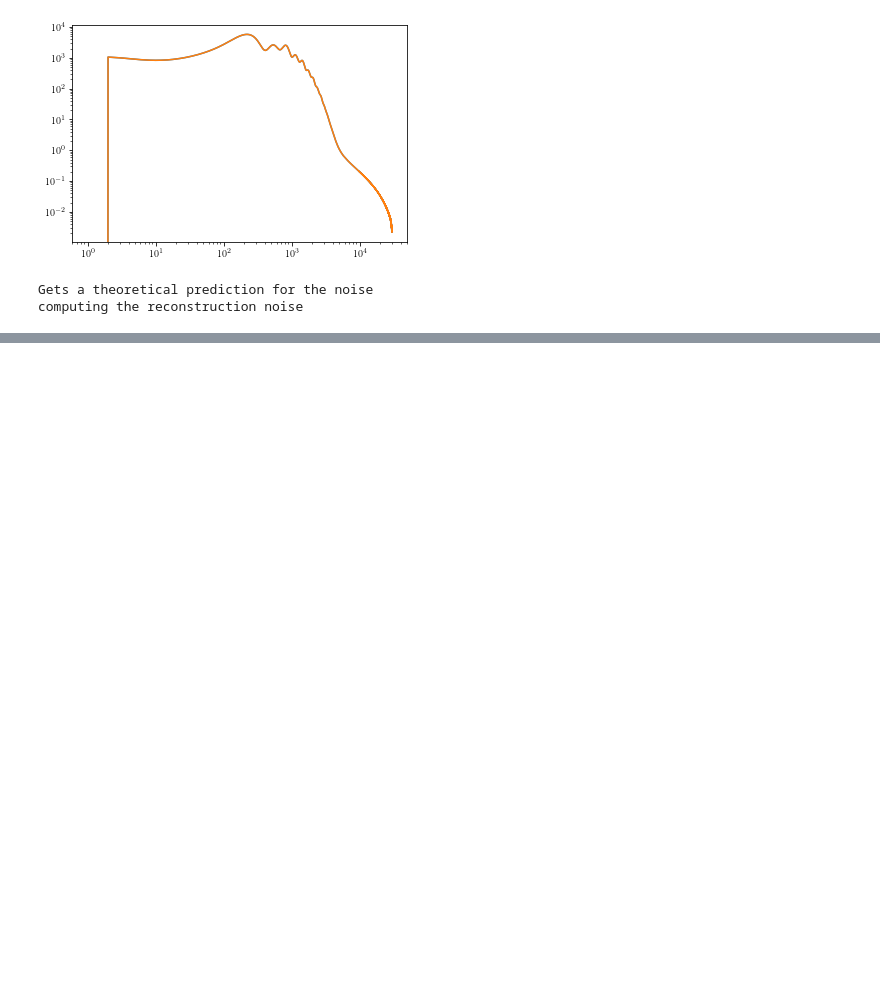
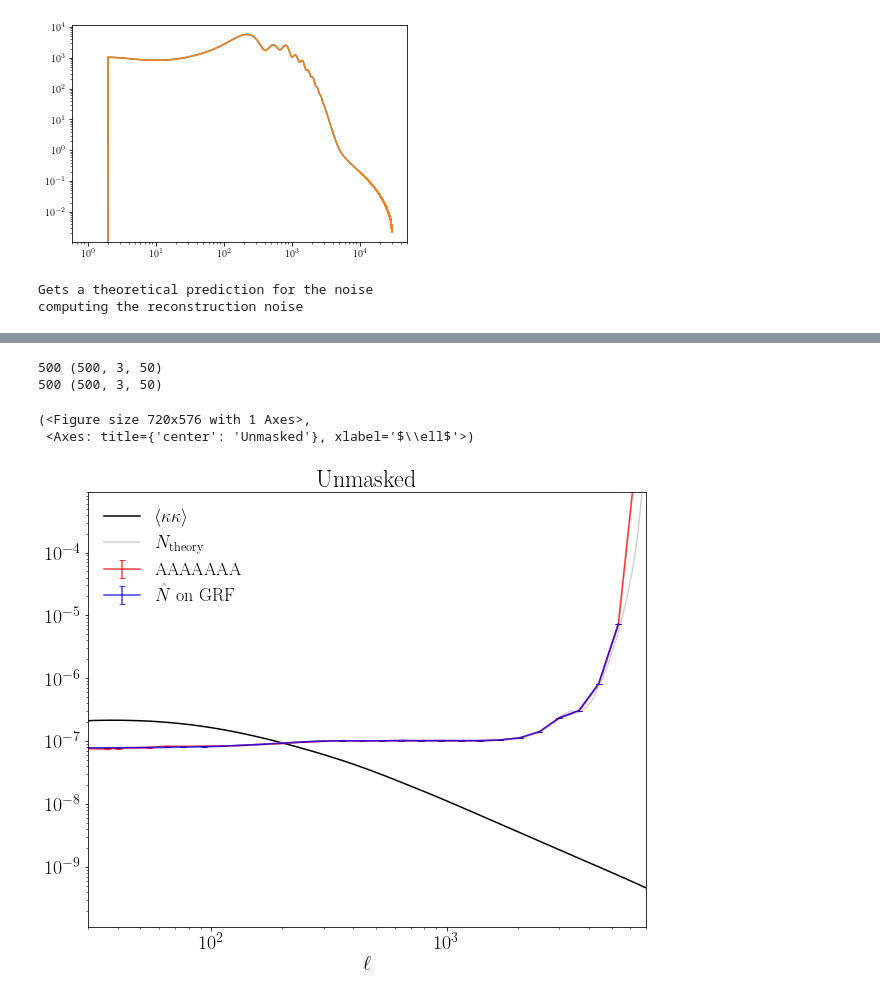
Before and after one commit to DelonShen/LensQuEst, a Jupyter notebook: dev/figs_unmasked_TgradT_weights.ipynb, the cells around one changed output, grey strips where cells are left out. Saved outputs shown, nothing was run; the diff lists cells and outputs as text; code cells hidden in the pictures; blank space fills up the shorter version.

```diff
--- a/dev/figs_unmasked_TgradT_weights.ipynb
+++ b/dev/figs_unmasked_TgradT_weights.ipynb
@@ -427,6 +453,7 @@ labels={
     'QEQE-RDN(0) reduced':r"$\left<\hat\kappa\hat\kappa\right>-{\rm RDN}^{(0)}$ [50$s$, 25$s'$]",
     'QEQE-RDN(0) quart':r"$\left<\hat\kappa\hat\kappa\right>-{\rm RDN}^{(0)}$ [25$s$, 25$s'$]",
     'Nhat':r'$\hat N$',
+    'GRF KK':'AAAAAAA',
     'N1+':r'$N^{(1)}+\dots$',
     'KK+N1+': r'$\left<(\mathcal Q(T^0, T^1)+\mathcal Q(T^1, T^0))\kappa\right>+N^{(1)}+\dots$',
     'QEQE-2Nhat+Ntheory':r'$\left<\hat\kappa\hat\kappa\right>-2\hat N+N_{\rm theory}$',
@@ -436,7 +463,7 @@ labels={
     'QEQE-kTkT-Nhat': r'$\left<\hat\kappa\hat\kappa\right>-\left<\kappa\kappa\right>-\hat N$',
     'QEQE-kTkT-Ntheory':r'$\left<\hat\kappa\hat\kappa\right>-\left<\kappa\kappa\right>-N_{\rm theory}$',
     'QEQE-kTkT-RDN(0)':r'$\left<\hat\kappa\hat\kappa\right>-\left<\kappa\kappa\right>-{\rm RDN}^{(0)}$',
-
+'GRF KK-GRF':'BBBBB',
 }
 # %%
 c_keys = ['kkT']
@@ -1013,6 +1174,17 @@ ax.set_ylim(-.98e0, .98e0)
 # ps_data['QEQE-RDN(0)'] = combine_sketchy(ps_data['QEQE'], [-ps_data['RDN(0)']])
 # ps_data['QEQE-RDN(0) reduced'] = combine_sketchy(ps_data['QEQE'], [-ps_data['RDN(0) reduced']])
 # ps_data['QEQE-RDN(0) quart'] = combine_sketchy(ps_data['QEQE'], [-ps_data['RDN(0) reduceder']])
+# %%
+graph_from_keys_legacy([
+    'GRF KK',
+    'GRF',
+], offset=0.00)#, pN1=True)
+# %% [output]
+500 (500, 3, 50)
+500 (500, 3, 50)
+(<Figure size 720x576 with 1 Axes>,
+ <Axes: title={'center': 'Unmasked'}, xlabel='$\\ell$'>)
+[figure, added]
 # %%
 graph_from_keys_legacy([
     'Nhat'
```
Also changed, not shown: parts of 34 cells of this notebook, 15 other files.
